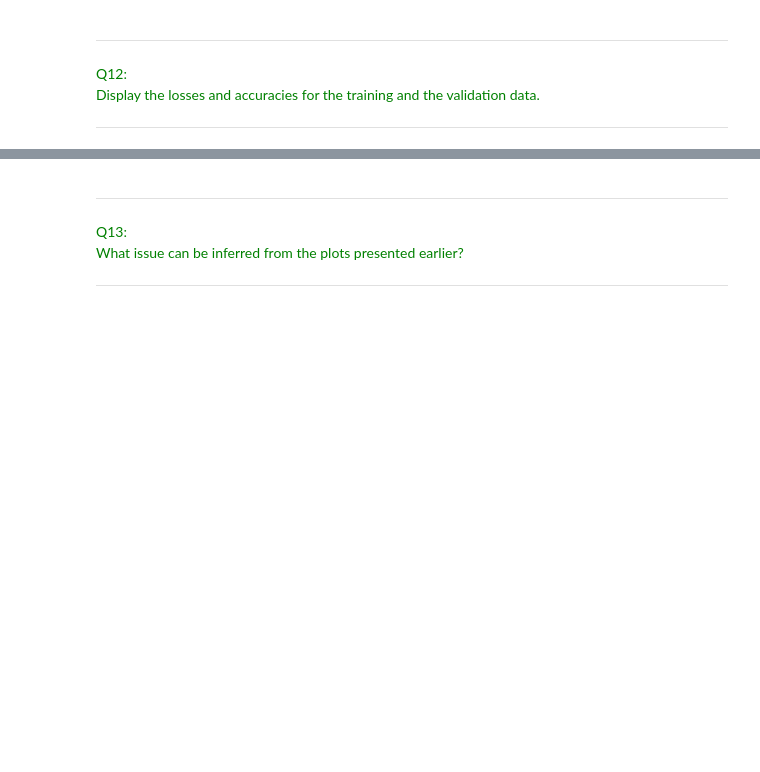
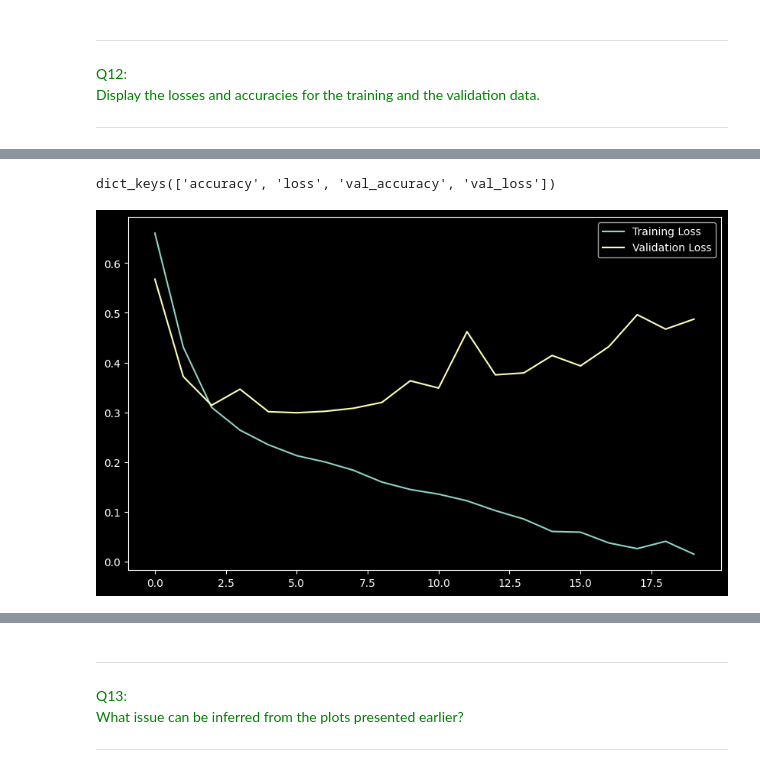
Before and after one commit to MetinLamby/MLforFinance, a Jupyter notebook: Programming_Sessions/Programming_Session_3/Programming_Session_3.ipynb, the cells around one changed output, grey strips where cells are left out. Saved outputs shown, nothing was run; the diff lists cells and outputs as text; code cells hidden in the pictures; blank space fills up the shorter version.

```diff
--- a/Programming_Sessions/Programming_Session_3/Programming_Session_3.ipynb
+++ b/Programming_Sessions/Programming_Session_3/Programming_Session_3.ipynb
@@ -189,0 +253,3 @@ array([0., 1., 1., ..., 0., 0., 0.], dtype=float32)
+# %%
+y_train = np.float32(y_train)
+y_test = np.float32(y_test)
@@ -216,3 +292,11 @@ Using `Sequential` from tensorflow.keras as explained in this [link](https://www
 # %%
 from tensorflow.keras.models import Sequential # to define a stack of layers
 from tensorflow.keras.layers import Dense, Input # The dense layer
+# %%
+model = Sequential()
+model.add(Input(shape=(V,)))
+model.add(Dense(256, activation="relu"))
+model.add(Dense(128, activation="relu"))
+model.add(Dense(32, activation="relu"))
+model.add(Dense(8, activation="relu"))
+model.add(Dense(1, activation="sigmoid"))
@@ -231,3 +335,16 @@ Then, fit the model to the training data and assign the results to a variable na
 # %%
 N_epochs = 20 # Number of epochs
 M = 64 # batch size
+# %%
+model.compile(
+    optimizer='sgd',
+    loss="binary_crossentropy",
+    metrics=["accuracy"]
+)
+# %%
+history = model.fit(
+    X_train, y_train,
+    epochs=N_epochs,
+    batch_size=M,
+    validation_data=(X_test, y_test)
+)
@@ -250,0 +377,12 @@ dict_keys(['loss', 'acc', 'val_loss', 'val_acc'])
+# %%
+print(history.history.keys())
+# %% [output]
+dict_keys(['accuracy', 'loss', 'val_accuracy', 'val_loss'])
+# %%
+plt.figure(figsize = (10,6))
+plt.plot(history.history["loss"], label = "Training Loss")
+plt.plot(history.history["val_loss"], label = "Validation Loss")
+plt.legend()
+plt.show()
+# %% [output]
+[figure, added]
```
Also changed, not shown: parts of 29 cells of this notebook.
